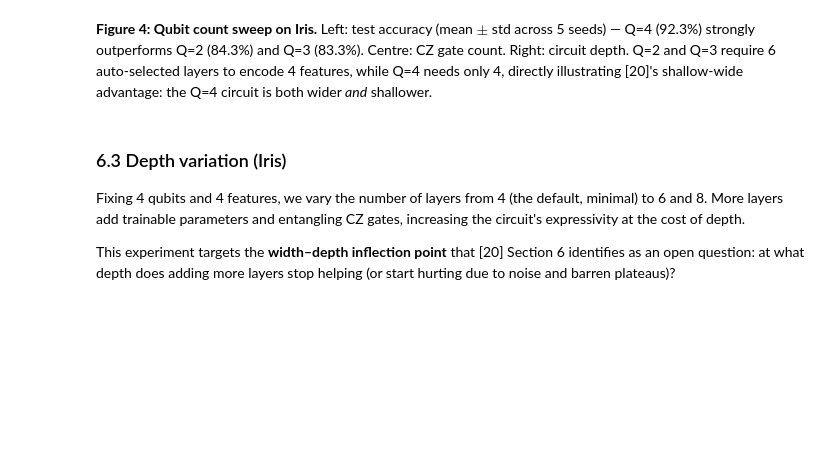
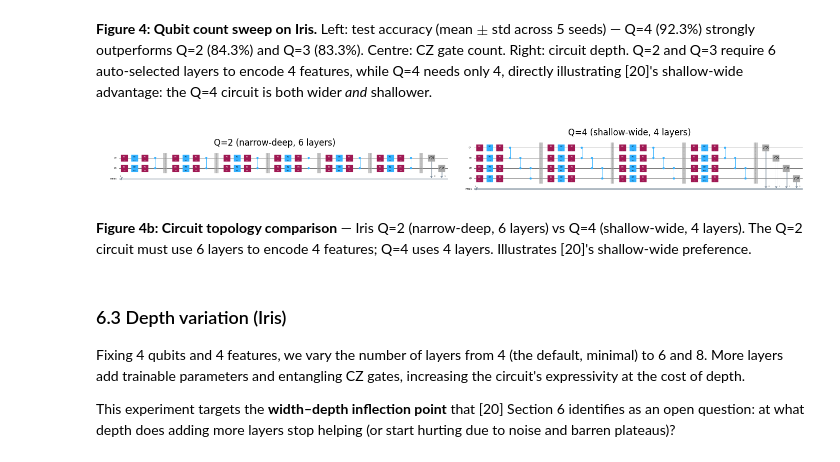
Before and after one commit to gelbh/comp47950-qml-project, a Jupyter notebook: notebooks/qml_project.ipynb, the cells around one changed output. Cells and saved outputs as stored; diff of their text form; code cells hidden in the pictures; blank space fills up the shorter version.

```diff
--- a/notebooks/qml_project.ipynb
+++ b/notebooks/qml_project.ipynb
@@ -865,6 +865,20 @@ plt.show()
 [figure]
 # %% [markdown]
 **Figure 4: Qubit count sweep on Iris.** Left: test accuracy (mean $\pm$ std across 5 seeds) — Q=4 (92.3%) strongly outperforms Q=2 (84.3%) and Q=3 (83.3%). Centre: CZ gate count. Right: circuit depth. Q=2 and Q=3 require 6 auto-selected layers to encode 4 features, while Q=4 needs only 4, directly illustrating [20]'s shallow-wide advantage: the Q=4 circuit is both wider *and* shallower.
+# %%
+vc_q2 = CircuitConfig("Iris Q=2", n_qubits=2, n_features=4, n_classes=3, cz_strategy="linear").build()
+vc_q4 = CircuitConfig("Iris Q=4", n_qubits=4, n_features=4, n_classes=3, cz_strategy="linear").build()
+fig, axes = plt.subplots(1, 2, figsize=(14, 6))
+vc_q2.circuit.draw(output="mpl", ax=axes[0], style="iqp", fold=40)
+vc_q4.circuit.draw(output="mpl", ax=axes[1], style="iqp", fold=40)
+axes[0].set_title("Q=2 (narrow-deep, 6 layers)")
+axes[1].set_title("Q=4 (shallow-wide, 4 layers)")
+plt.tight_layout()
+plt.show()
+# %% [output]
+[figure, added]
+# %% [markdown]
+**Figure 4b: Circuit topology comparison** — Iris Q=2 (narrow-deep, 6 layers) vs Q=4 (shallow-wide, 4 layers). The Q=2 circuit must use 6 layers to encode 4 features; Q=4 uses 4 layers. Illustrates [20]'s shallow-wide preference.
 # %% [markdown]
 ### 6.3 Depth variation (Iris)
 
```
Also changed, not shown: parts of 23 cells of this notebook.
